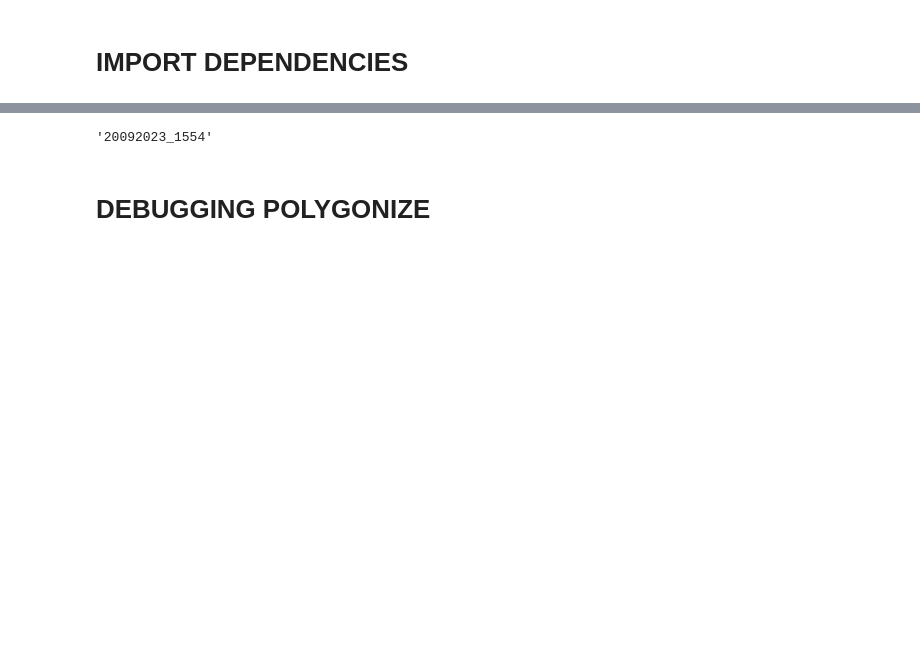
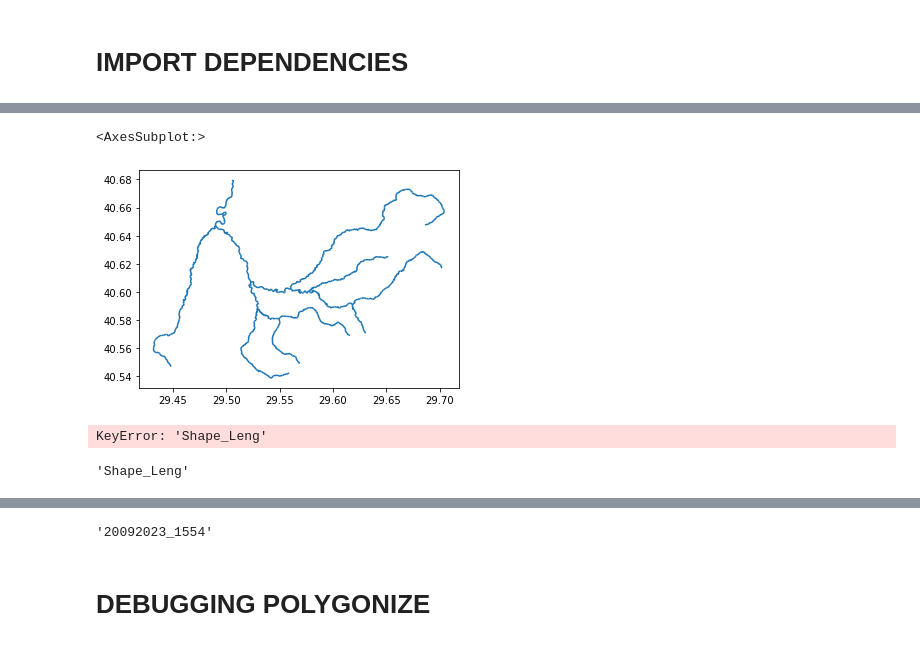
Before and after one commit to gurbuzf/dsi_watershed_delineation, a Jupyter notebook: notebook/nb_example.ipynb, the cells around one changed output, grey strips where cells are left out. Drawn from its saved outputs; the diff is of its cells as text; code cells hidden in the pictures; blank space fills up the shorter version.

```diff
--- a/notebook/nb_example.ipynb
+++ b/notebook/nb_example.ipynb
@@ -27,0 +121,5 @@ from configuration import OUTLETS, WATERSHEDS, MODE, FLOW_ACCUMULATION, DRAINAGE
+# %%
+river.plot()
+# %% [output]
+<AxesSubplot:>
+[figure, added]
@@ -27,0 +143,17 @@ from configuration import OUTLETS, WATERSHEDS, MODE, FLOW_ACCUMULATION, DRAINAGE
+# %%
+kml = simplekml.Kml(open=1)
+
+pol = kml.newpolygon(name=str(index))
+pol.outerboundaryis = list(zip(*row.geometry.exterior.coords.xy))
+
+pol.style.linestyle.color = simplekml.Color.white
+pol.style.linestyle.width = 2
+pol.style.polystyle.color = simplekml.Color.changealphaint(75, simplekml.Color.black)
+pol.extendeddata.newdata(name=col, value=str(row[col]), displayname=col)
+kml.save("poly.kml")
+# %% [output]
+KeyError: 'Shape_Leng'
+# %%
+col
+# %% [output]
+'Shape_Leng'
```
Also changed, not shown: parts of 15 cells of this notebook, 6 other files.
